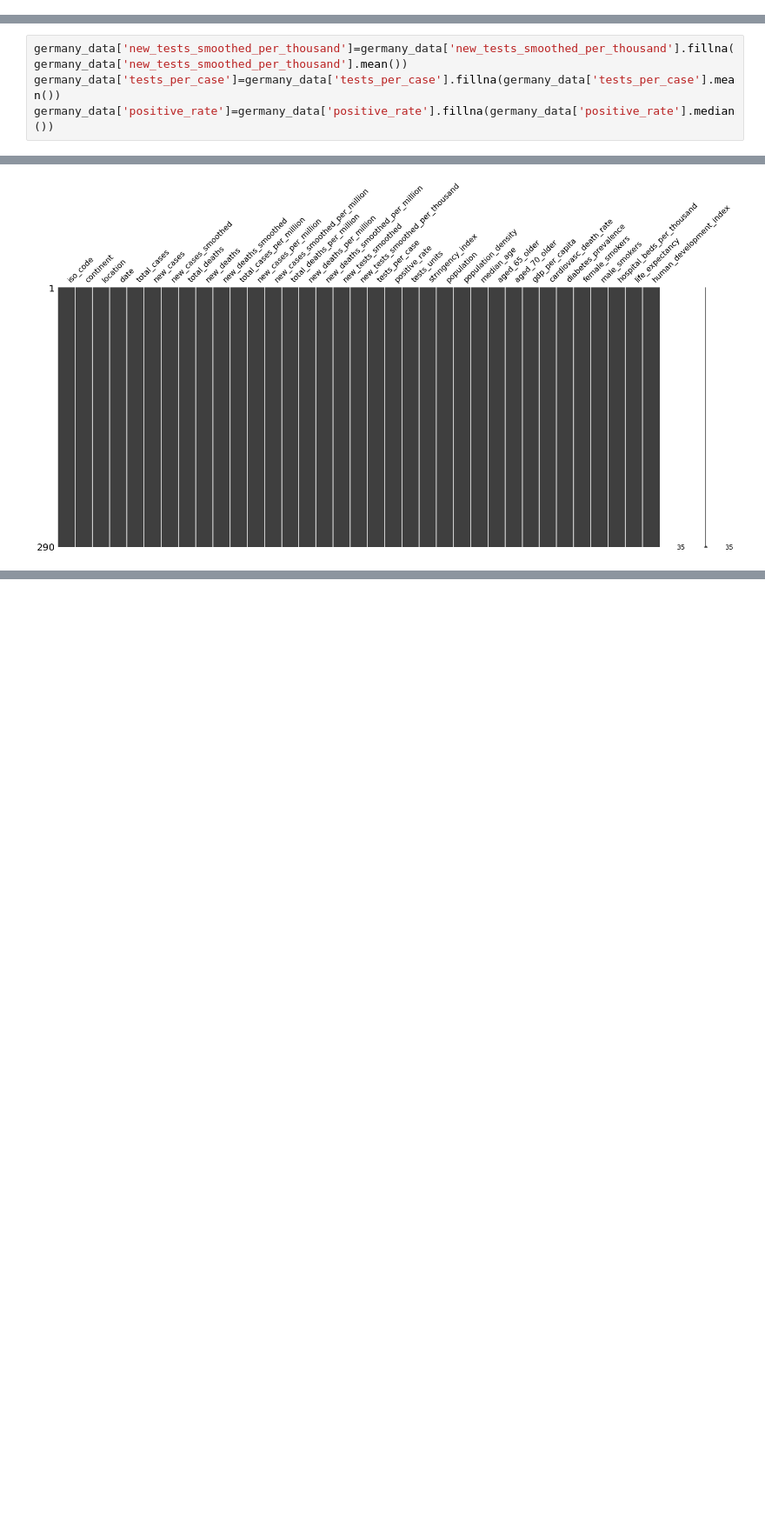
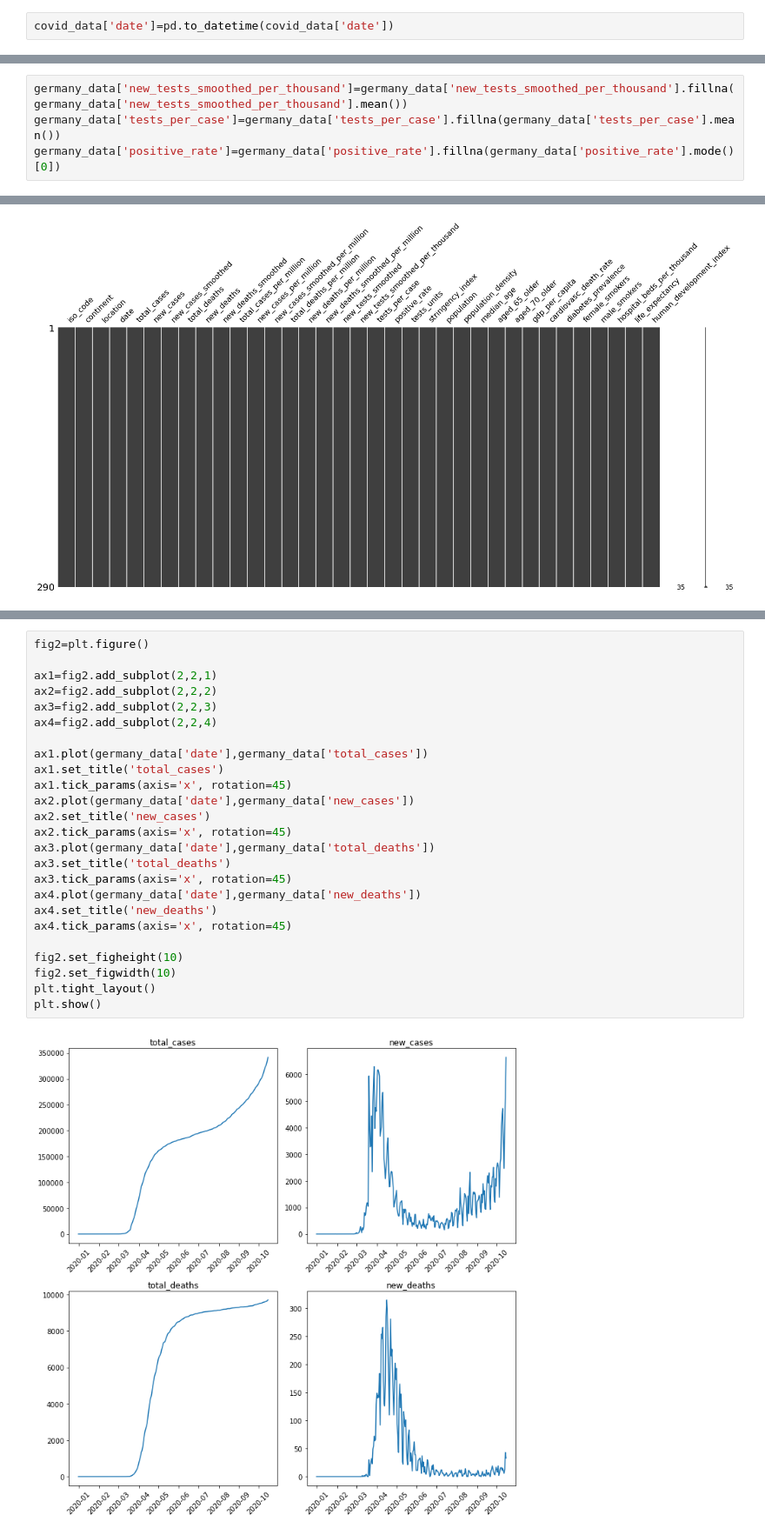
Before and after one commit to Sambhavi-G/covid_thinkit, a Jupyter notebook: Covid_data.ipynb, the cells around one changed output, grey strips where cells are left out. Shown at 87% size. Saved outputs shown, nothing was run; the diff lists cells and outputs as text; blank space fills up the shorter version.

```diff
--- a/Covid_data.ipynb
+++ b/Covid_data.ipynb
@@ -57,6 +57,8 @@ hospital_beds_per_thousand         float64
 life_expectancy                    float64
 human_development_index            float64
 dtype: object
+# %%
+covid_data['date']=pd.to_datetime(covid_data['date'])
 # %%
 germany_data=covid_data[covid_data['location']=='Germany']
 germany_data.head()
@@ -182,7 +184,7 @@ germany_data['new_tests_smoothed']=germany_data['new_tests_smoothed'].fillna(ger
 # %%
 germany_data['new_tests_smoothed_per_thousand']=germany_data['new_tests_smoothed_per_thousand'].fillna(germany_data['new_tests_smoothed_per_thousand'].mean())
 germany_data['tests_per_case']=germany_data['tests_per_case'].fillna(germany_data['tests_per_case'].mean())
-germany_data['positive_rate']=germany_data['positive_rate'].fillna(germany_data['positive_rate'].median())
+germany_data['positive_rate']=germany_data['positive_rate'].fillna(germany_data['positive_rate'].mode()[0])
 # %%
 germany_data['tests_units'].value_counts()
 # %% [output]
@@ -210,0 +218,27 @@ All NaN values have been removed.
+# %%
+fig2=plt.figure()
+
+ax1=fig2.add_subplot(2,2,1)
+ax2=fig2.add_subplot(2,2,2)
+ax3=fig2.add_subplot(2,2,3)
+ax4=fig2.add_subplot(2,2,4)
+
+ax1.plot(germany_data['date'],germany_data['total_cases'])
+ax1.set_title('total_cases')
+ax1.tick_params(axis='x', rotation=45)
+ax2.plot(germany_data['date'],germany_data['new_cases'])
+ax2.set_title('new_cases')
+ax2.tick_params(axis='x', rotation=45)
+ax3.plot(germany_data['date'],germany_data['total_deaths'])
+ax3.set_title('total_deaths')
+ax3.tick_params(axis='x', rotation=45)
+ax4.plot(germany_data['date'],germany_data['new_deaths'])
+ax4.set_title('new_deaths')
+ax4.tick_params(axis='x', rotation=45)
+
+fig2.set_figheight(10)
+fig2.set_figwidth(10)
+plt.tight_layout()
+plt.show()
+# %% [output]
+[figure, added]
```
Also changed, not shown: parts of 9 cells of this notebook.
